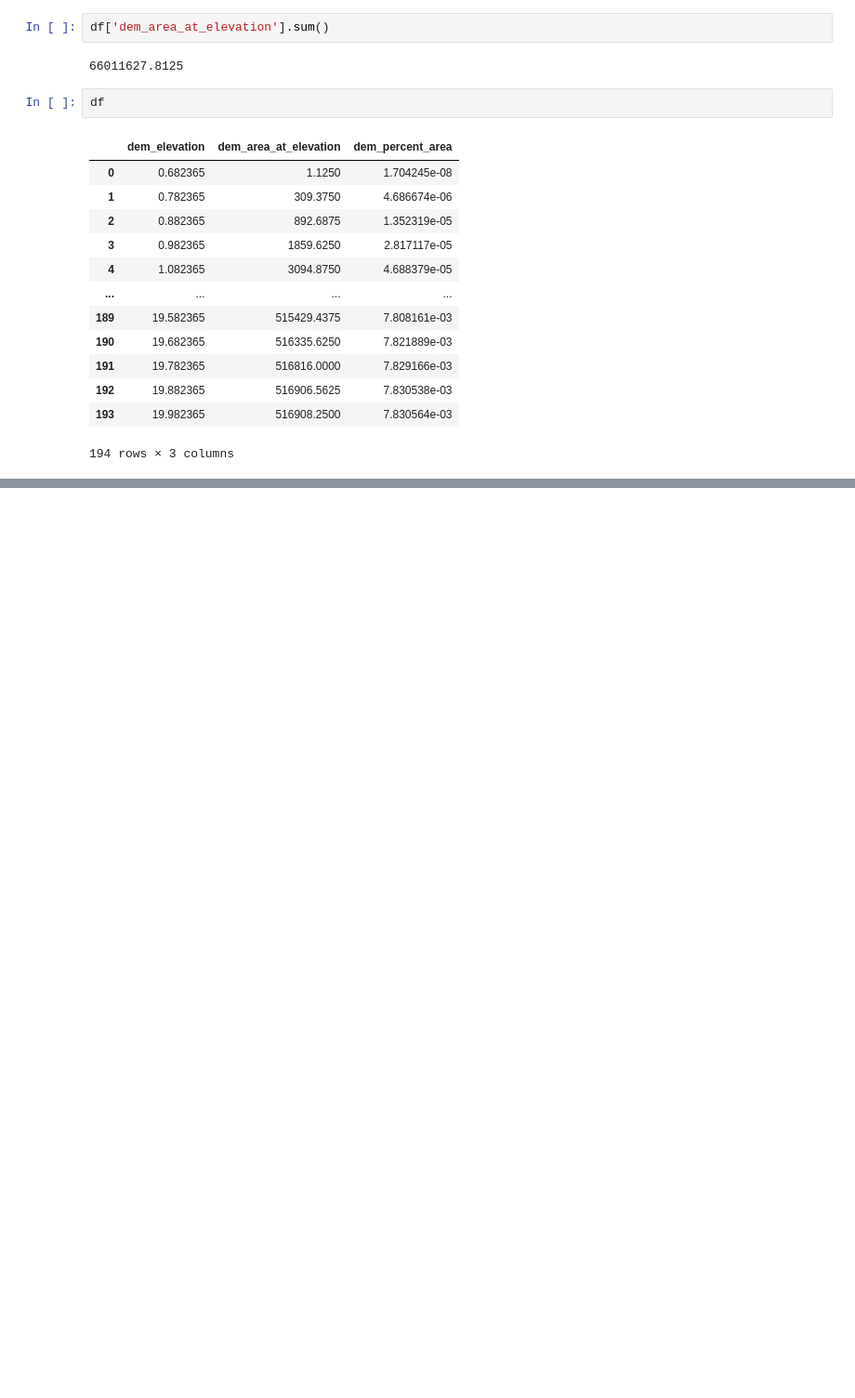
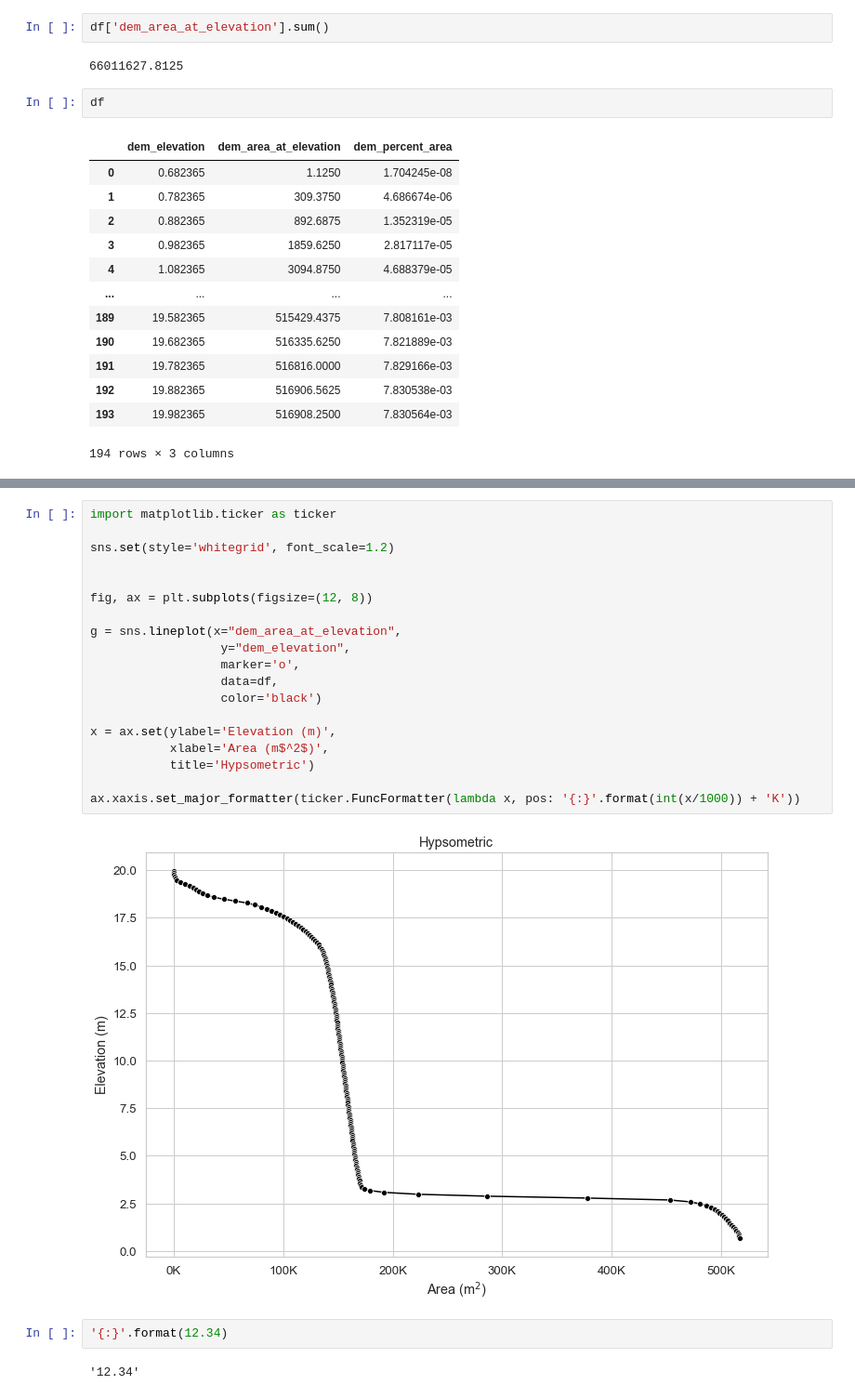
Before and after one commit to crvernon/atiim, a Jupyter notebook: noteboooks/quickstarter.ipynb, the cells around one changed output, grey strips where cells are left out. Shown at 93% size. Cells and saved outputs as stored; diff of their text form; blank space fills up the shorter version.

```diff
--- a/noteboooks/quickstarter.ipynb
+++ b/noteboooks/quickstarter.ipynb
@@ -442,0 +452,25 @@ df
+# %%
+import matplotlib.ticker as ticker
+
+sns.set(style='whitegrid', font_scale=1.2)
+
+
+fig, ax = plt.subplots(figsize=(12, 8))
+
+g = sns.lineplot(x="dem_area_at_elevation",
+                  y="dem_elevation",
+                  marker='o',
+                  data=df,
+                  color='black')
+
+x = ax.set(ylabel='Elevation (m)',
+           xlabel='Area (m$^2$)',
+           title='Hypsometric')
+
+ax.xaxis.set_major_formatter(ticker.FuncFormatter(lambda x, pos: '{:}'.format(int(x/1000)) + 'K'))
+# %% [output]
+[figure, added]
+# %%
+'{:}'.format(12.34)
+# %% [output]
+'12.34'
```
Also changed, not shown: parts of 1 cell of this notebook, 1 other file.
